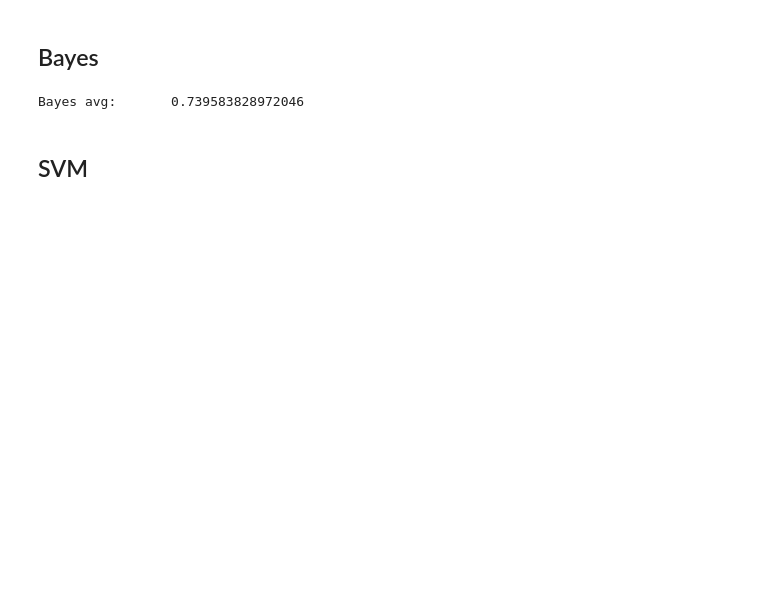
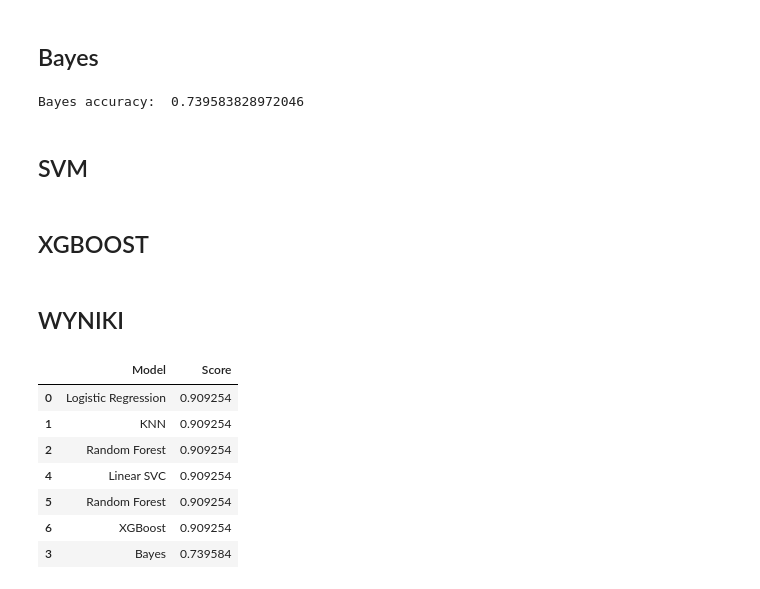
Before and after one commit to infoshareacademy/jdsz2-apacze, a Jupyter notebook: project_ML_kicstarter/Projekt ML.ipynb, the cells around one changed output. Saved outputs shown, nothing was run; the diff lists cells and outputs as text; code cells hidden in the pictures; blank space fills up the shorter version.

```diff
--- a/project_ML_kicstarter/Projekt ML.ipynb
+++ b/project_ML_kicstarter/Projekt ML.ipynb
@@ -150,0 +167,7 @@ kfold = KFold(n_splits=5, random_state=11)
+# %%
+logreg = LogisticRegression(solver='lbfgs', multi_class='auto', n_jobs=-1, max_iter=100).fit(X_train, y_train)
+coef_print = pd.DataFrame(logreg.coef_)
+res_logreg = cross_val_score(logreg, X_train, y_train, cv=kfold, scoring=scorer)
+acc_logreg = res_logreg.mean()
+print('Logistic regresion accuracy:\t', acc_logreg)
+#print(coef_print)
@@ -153,12 +189,11 @@ kfold = KFold(n_splits=5, random_state=11)
 # %%
 clf_gnb = GaussianNB()
 clf_gnb.fit(X_train,y_train)
-clf_gnb.fit(X_train,y_train)
-y_pred_gnb = clf_gnb.predict(X_test)
-cv_gnb = cross_val_score(clf_gnb, X_train, y_train, cv=kfold, scoring=scorer)
-print('Bayes avg:\t', cv_gnb.mean())
+res_gnb = cross_val_score(clf_gnb, X_train, y_train, cv=kfold, scoring=scorer)
+acc_bayes = res_gnb.mean()
+print('Bayes accuracy:\t', acc_bayes)
 # %% [output]
-Bayes avg:       0.739583828972046
+Bayes accuracy:  0.739583828972046
 # %% [markdown]
 ## SVM
 # %%
@@ -170,0 +205,2 @@ print('svm result avg:\t', cv_svm.mean())
+# %% [markdown]
+## XGBOOST
@@ -170,0 +236,19 @@ print('svm result avg:\t', cv_svm.mean())
+# %% [markdown]
+## WYNIKI
+# %%
+models = pd.DataFrame({
+    'Model': ['Logistic Regression','KNN',
+              'Random Forest', 'Bayes',
+              'Linear SVC',
+              'Random Forest', 'XGBoost'],
+    'Score': [acc_logreg, acc_logreg, acc_logreg, acc_bayes, acc_logreg, acc_logreg, acc_logreg,]})
+models.sort_values(by='Score', ascending=False)
+# %% [output]
+|  | Model | Score |
+| 0 | Logistic Regression | 0.909254 |
+| 1 | KNN | 0.909254 |
+| 2 | Random Forest | 0.909254 |
+| 4 | Linear SVC | 0.909254 |
+| 5 | Random Forest | 0.909254 |
+| 6 | XGBoost | 0.909254 |
+| 3 | Bayes | 0.739584 |
```
Also changed, not shown: parts of 23 cells of this notebook, 1 other file.
